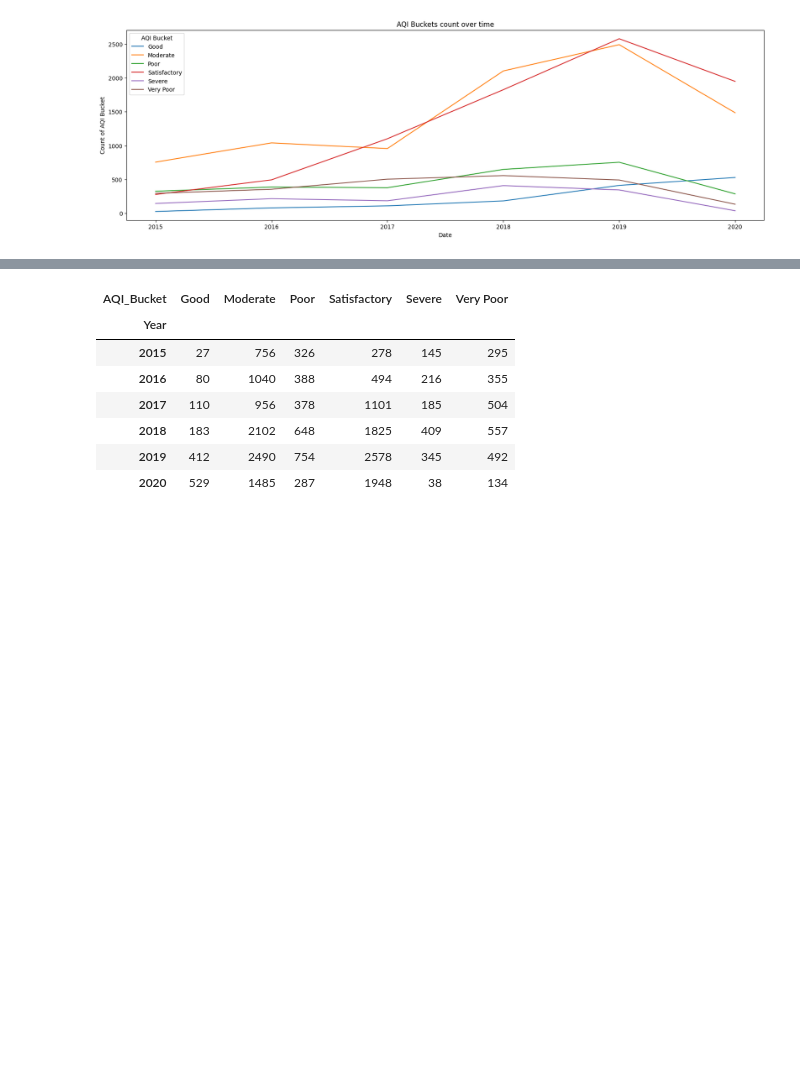
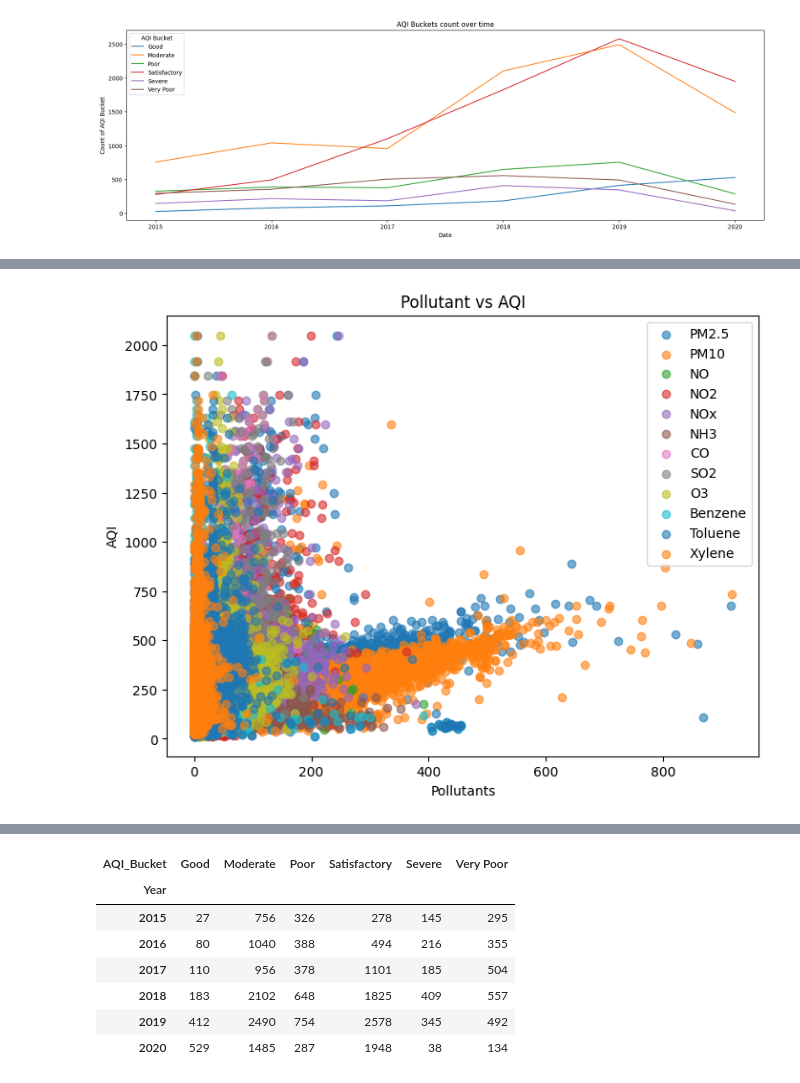
Before and after one commit to SwapyDev/Decision-Trees-vs-Linear-Regression-India-Air-Quality, a Jupyter notebook: p1_1.ipynb, the cells around one changed output, grey strips where cells are left out. Drawn from its saved outputs; the diff is of its cells as text; code cells hidden in the pictures; blank space fills up the shorter version.

```diff
--- a/p1_1.ipynb
+++ b/p1_1.ipynb
@@ -87,0 +100,14 @@ plt.show()
+# %%
+df_pollutants = ['PM2.5', 'PM10', 'NO', 'NO2', 'NOx', 'NH3', 'CO', 'SO2', 'O3', 'Benzene', 'Toluene', 'Xylene']
+plt.figure(figsize=(8,6))
+
+for pollutant in df_pollutants:
+    plt.scatter(df[pollutant], df['AQI'], label= pollutant, alpha=0.6)
+
+plt.title('Pollutant vs AQI')
+plt.xlabel('Pollutants')
+plt.ylabel('AQI')
+plt.legend()
+plt.show()
+# %% [output]
+[figure, added]
```
Also changed, not shown: parts of 6 cells of this notebook.
